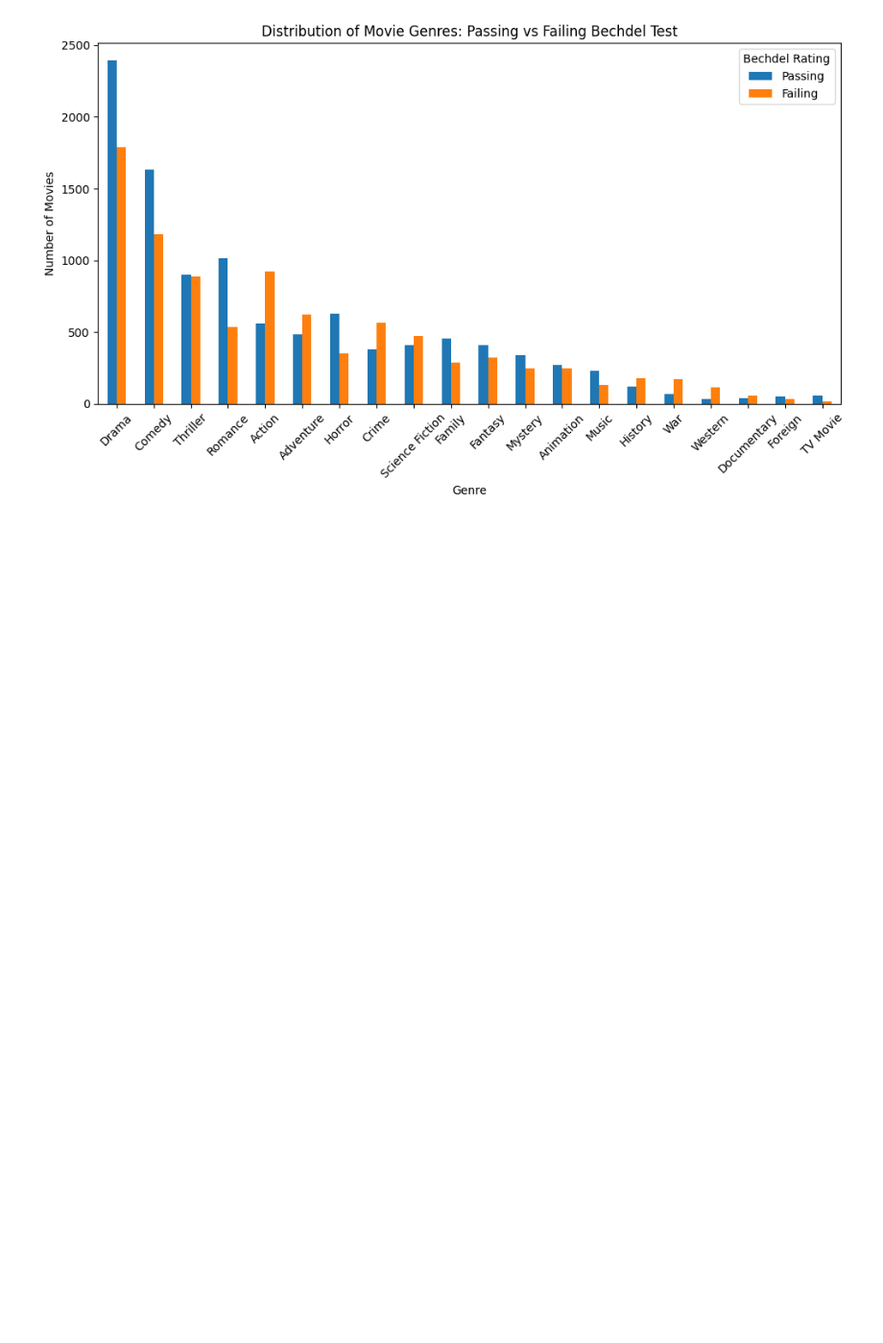
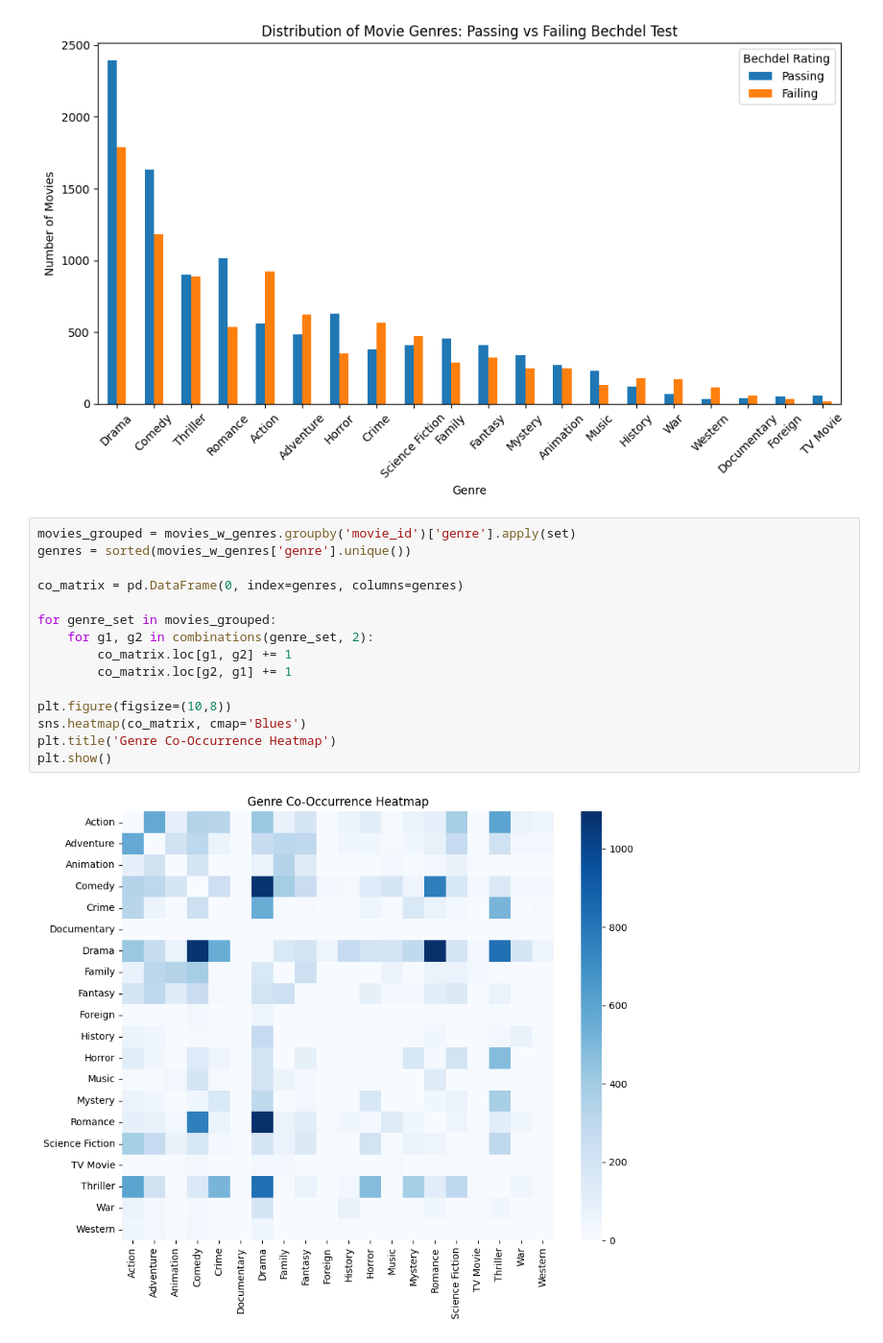
Before and after one commit to hahnspena102/movie-bechdel-test-classifier, a Jupyter notebook: ish_eda.ipynb, the cells around one changed output. Shown at 96% size. Drawn from its saved outputs; the diff is of its cells as text; blank space fills up the shorter version.

Commit message:
heatmap

```diff
--- a/ish_eda.ipynb
+++ b/ish_eda.ipynb
@@ -114,3 +116,20 @@ plt.tight_layout()
 plt.show()
 # %% [output]
 [figure]
+# %%
+movies_grouped = movies_w_genres.groupby('movie_id')['genre'].apply(set)
+genres = sorted(movies_w_genres['genre'].unique())
+
+co_matrix = pd.DataFrame(0, index=genres, columns=genres)
+
+for genre_set in movies_grouped:
+    for g1, g2 in combinations(genre_set, 2):
+        co_matrix.loc[g1, g2] += 1
+        co_matrix.loc[g2, g1] += 1
+
+plt.figure(figsize=(10,8))
+sns.heatmap(co_matrix, cmap='Blues')
+plt.title('Genre Co-Occurrence Heatmap')
+plt.show()
+# %% [output]
+[figure, added]
```
Also changed, not shown: parts of 2 cells of this notebook, 1 other file.
